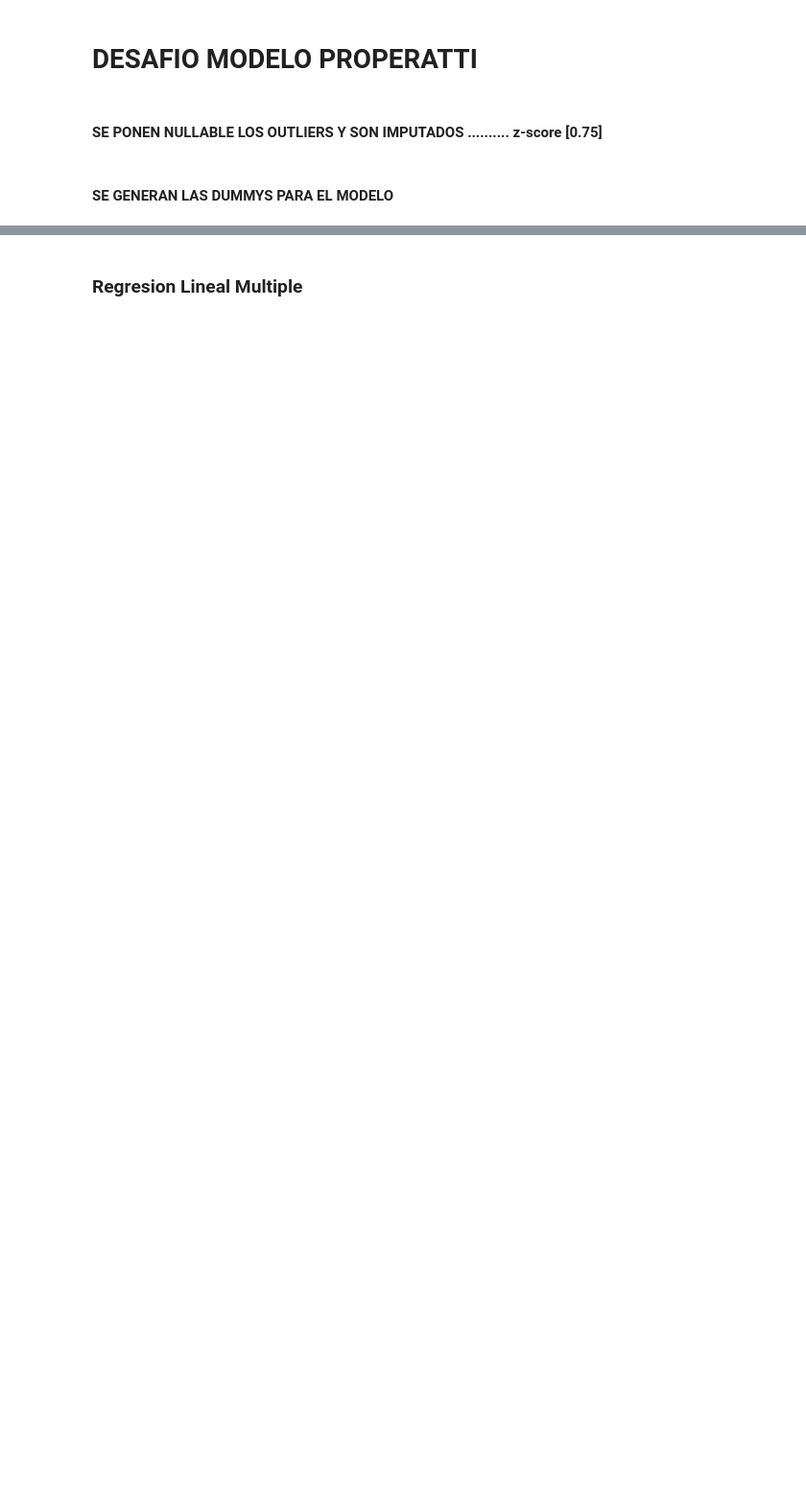
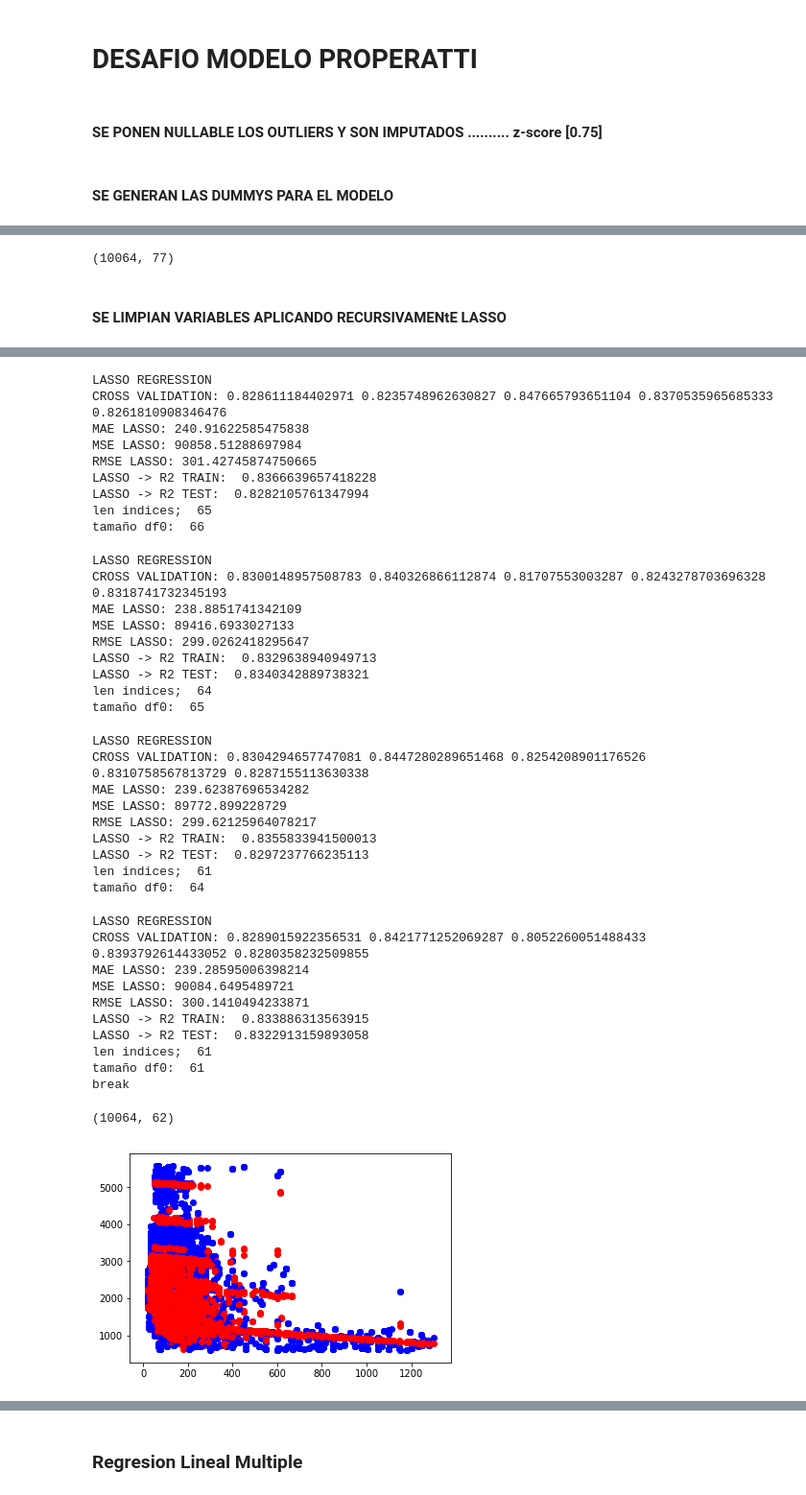
Before and after one commit to dh-Grupo6/modelo-properatti, a Jupyter notebook: Desafio_Modelo_Properatti.ipynb, the cells around one changed output, grey strips where cells are left out. Shown at 96% size. Cells and saved outputs as stored; diff of their text form; code cells hidden in the pictures; blank space fills up the shorter version.

```diff
--- a/Desafio_Modelo_Properatti.ipynb
+++ b/Desafio_Modelo_Properatti.ipynb
@@ -41,0 +16,11 @@ selector = selector.fit(xs, y)
+# %%
+modeloMatriz = utl.generarDummies(matriz)
+modeloMatriz.shape
+# %% [output]
+(10064, 77)
+# %% [markdown]
+#### SE LIMPIAN VARIABLES APLICANDO RECURSIVAMENtE LASSO
+# %%
+modeloMatriz_2 = utl.eliminar_features_lasso(modeloMatriz)
+modeloMatriz_2.shape
+# %% [output]
@@ -41,0 +63,39 @@ selector = selector.fit(xs, y)
+LASSO REGRESSION
+CROSS VALIDATION: 0.828611184402971 0.8235748962630827 0.847665793651104 0.8370535965685333 0.8261810908346476
+MAE LASSO: 240.91622585475838
+MSE LASSO: 90858.51288697984
+RMSE LASSO: 301.42745874750665
+LASSO -> R2 TRAIN:  0.8366639657418228
+LASSO -> R2 TEST:  0.8282105761347994
+len indices;  65
+tamaño df0:  66
+LASSO REGRESSION
+CROSS VALIDATION: 0.8300148957508783 0.840326866112874 0.81707553003287 0.8243278703696328 0.8318741732345193
+MAE LASSO: 238.8851741342109
+MSE LASSO: 89416.6933027133
+RMSE LASSO: 299.0262418295647
+LASSO -> R2 TRAIN:  0.8329638940949713
+LASSO -> R2 TEST:  0.8340342889738321
+len indices;  64
+tamaño df0:  65
+LASSO REGRESSION
+CROSS VALIDATION: 0.8304294657747081 0.8447280289651468 0.8254208901176526 0.8310758567813729 0.8287155113630338
+MAE LASSO: 239.62387696534282
+MSE LASSO: 89772.899228729
+RMSE LASSO: 299.62125964078217
+LASSO -> R2 TRAIN:  0.8355833941500013
+LASSO -> R2 TEST:  0.8297237766235113
+len indices;  61
+tamaño df0:  64
+LASSO REGRESSION
+CROSS VALIDATION: 0.8289015922356531 0.8421771252069287 0.8052260051488433 0.8393792614433052 0.8280358232509855
+MAE LASSO: 239.28595006398214
+MSE LASSO: 90084.6495489721
+RMSE LASSO: 300.1410494233871
+LASSO -> R2 TRAIN:  0.833886313563915
+LASSO -> R2 TEST:  0.8322913159893058
+len indices;  61
+tamaño df0:  61
+break
+(10064, 62)
+[figure, added]
```
Also changed, not shown: parts of 26 cells of this notebook, 25 other files.
